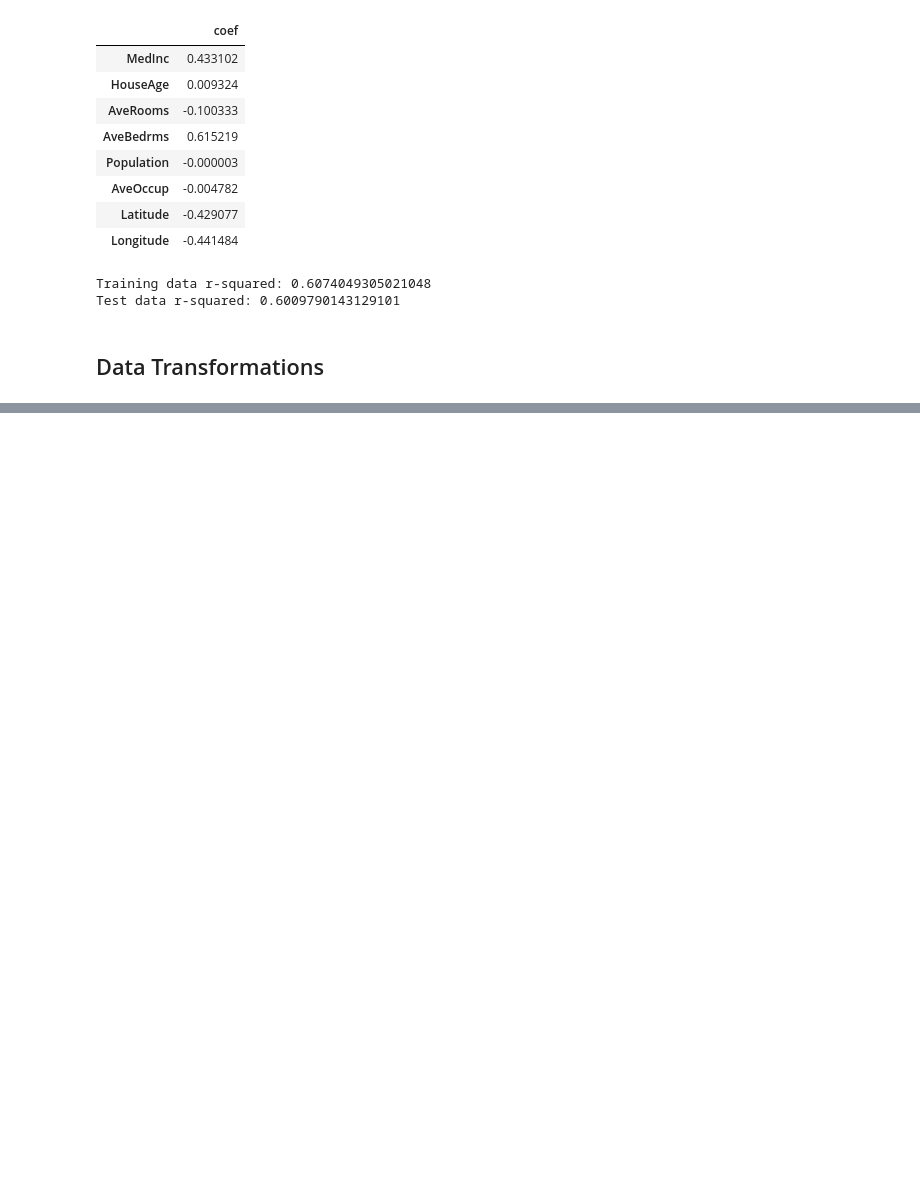
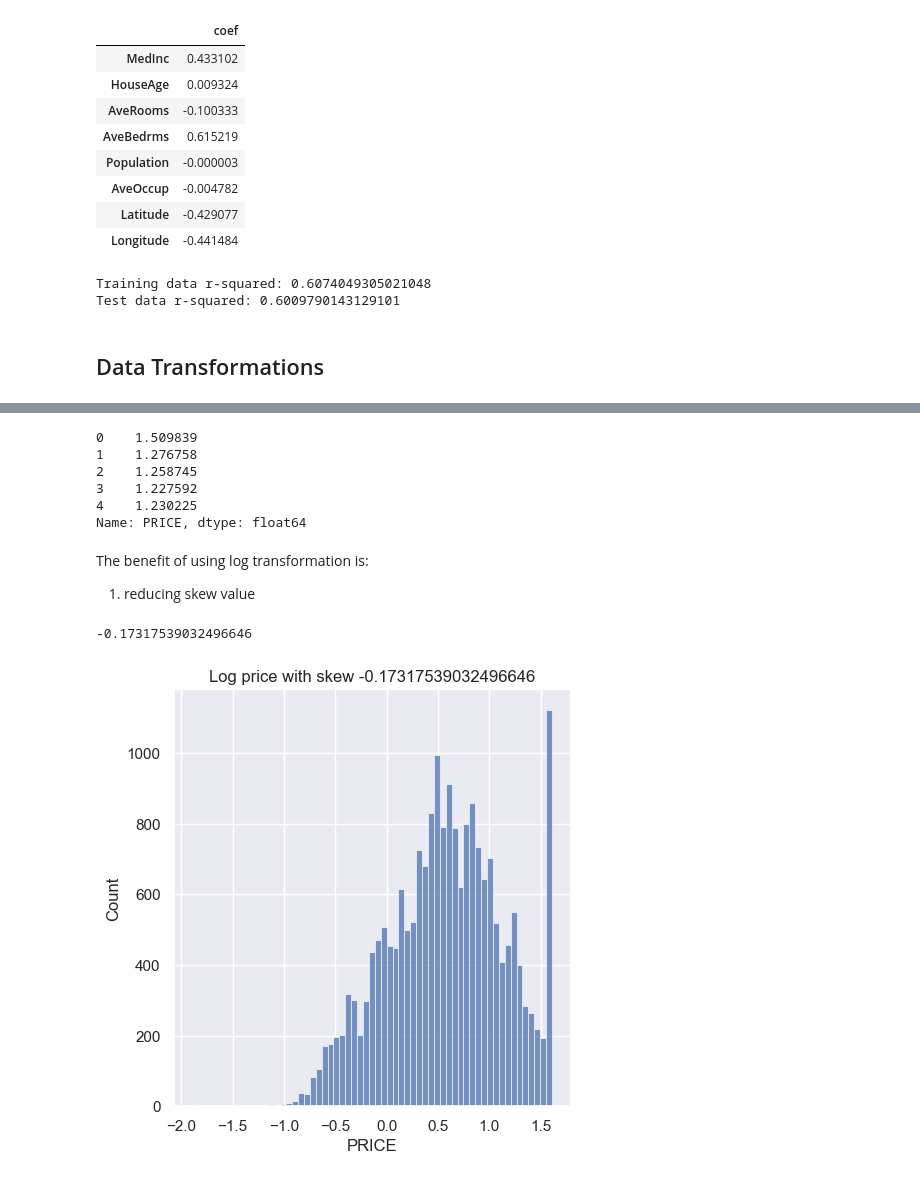
Before and after one commit to alextianyf/MachineLearning_ProblemSets, a Jupyter notebook: 3. Predict House Prices with Multivariable Linear Regression/3.2 Mutilvariable Regression.ipynb, the cells around one changed output, grey strips where cells are left out. Drawn from its saved outputs; the diff is of its cells as text; code cells hidden in the pictures; blank space fills up the shorter version.

```diff
--- a/3. Predict House Prices with Multivariable Linear Regression/3.2 Mutilvariable Regression.ipynb
+++ b/3. Predict House Prices with Multivariable Linear Regression/3.2 Mutilvariable Regression.ipynb
@@ -548,0 +551,23 @@ NameError: name 'data' is not defined
+# %%
+y_log = np.log(data['PRICE'])
+y_log.head()
+# %% [output]
+0    1.509839
+1    1.276758
+2    1.258745
+3    1.227592
+4    1.230225
+Name: PRICE, dtype: float64
+# %% [markdown]
+The benefit of using log transformation is:<br>
+1. reducing skew value
+# %%
+y_log.skew()
+# %% [output]
+-0.17317539032496646
+# %%
+sns.displot(y_log)
+plt.title(f'Log price with skew {y_log.skew()}')
+plt.show()
+# %% [output]
+[figure, added]
```
Also changed, not shown: parts of 8 cells of this notebook.
